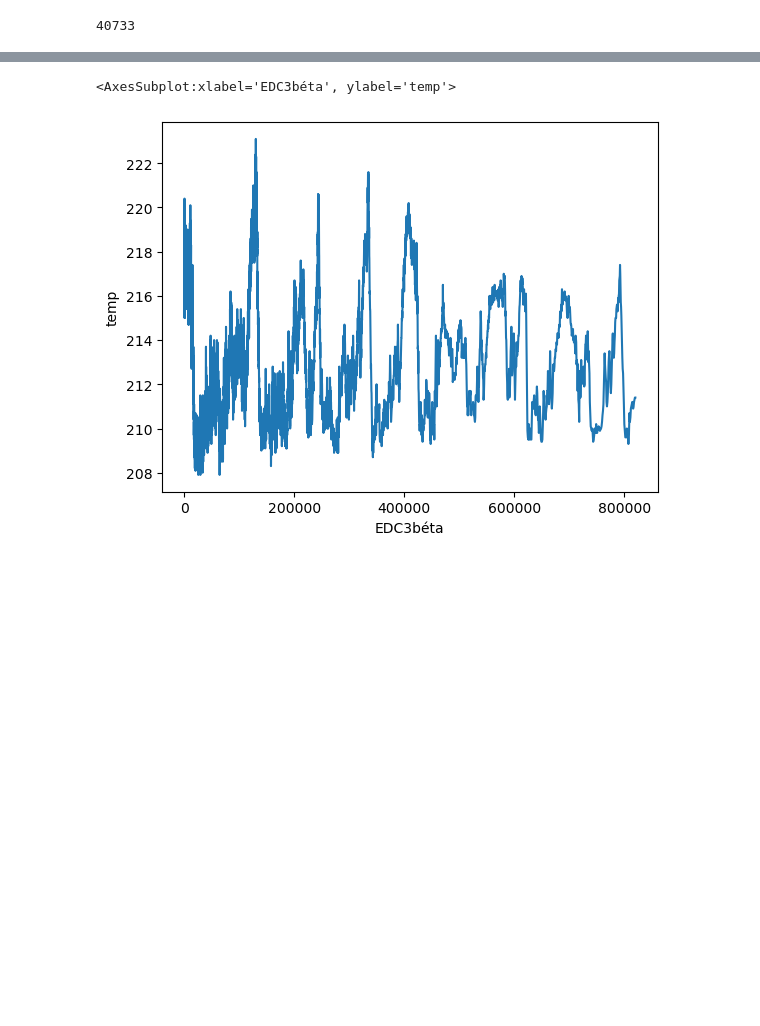
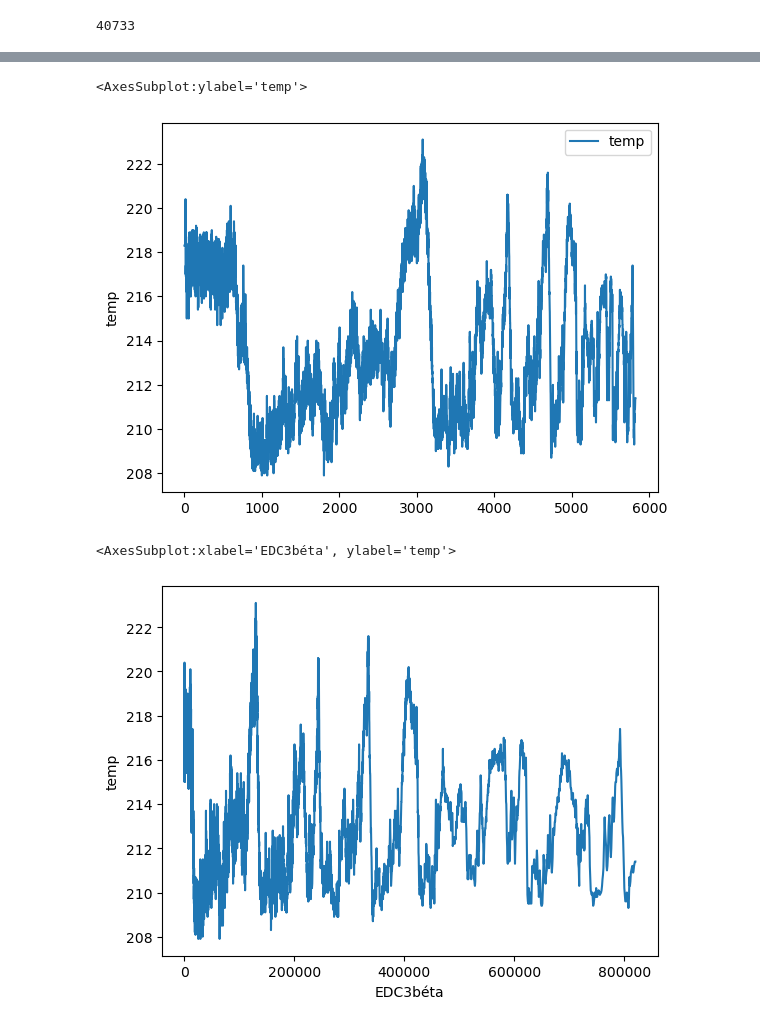
Before and after one commit to mickalleny2k/PfDA_Project2, a Jupyter notebook: project.ipynb, the cells around one changed output, grey strips where cells are left out. Drawn from its saved outputs; the diff is of its cells as text; code cells hidden in the pictures; blank space fills up the shorter version.

```diff
--- a/project.ipynb
+++ b/project.ipynb
@@ -166,3 +216,8 @@ df1.size
+# %%
+df1.plot(y='temp', ylabel='temp')
+# %% [output]
+<AxesSubplot:ylabel='temp'>
+[figure, added]
 # %%
 sns.lineplot(data=df1, x="EDC3béta", y="temp")
 # %% [output]
```
Also changed, not shown: parts of 20 cells of this notebook.
